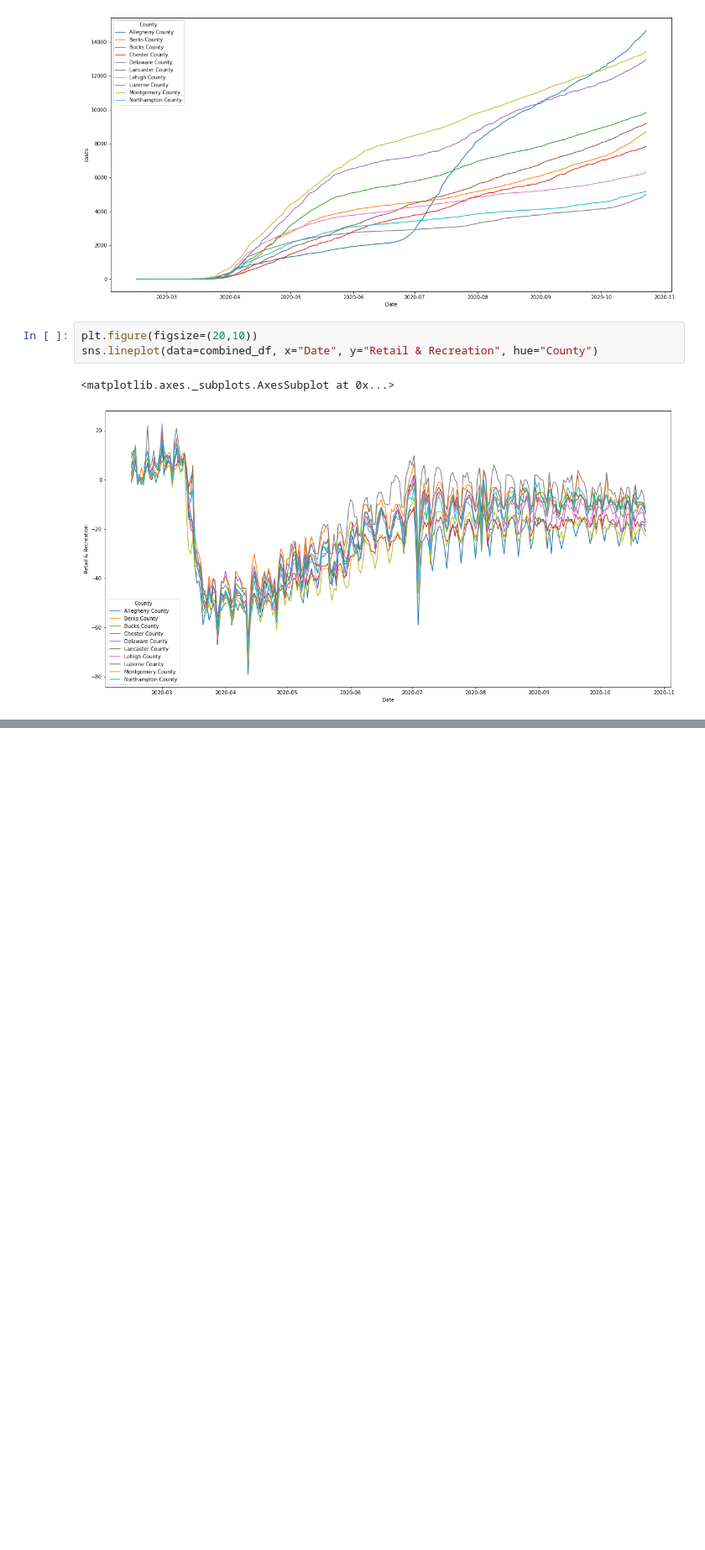
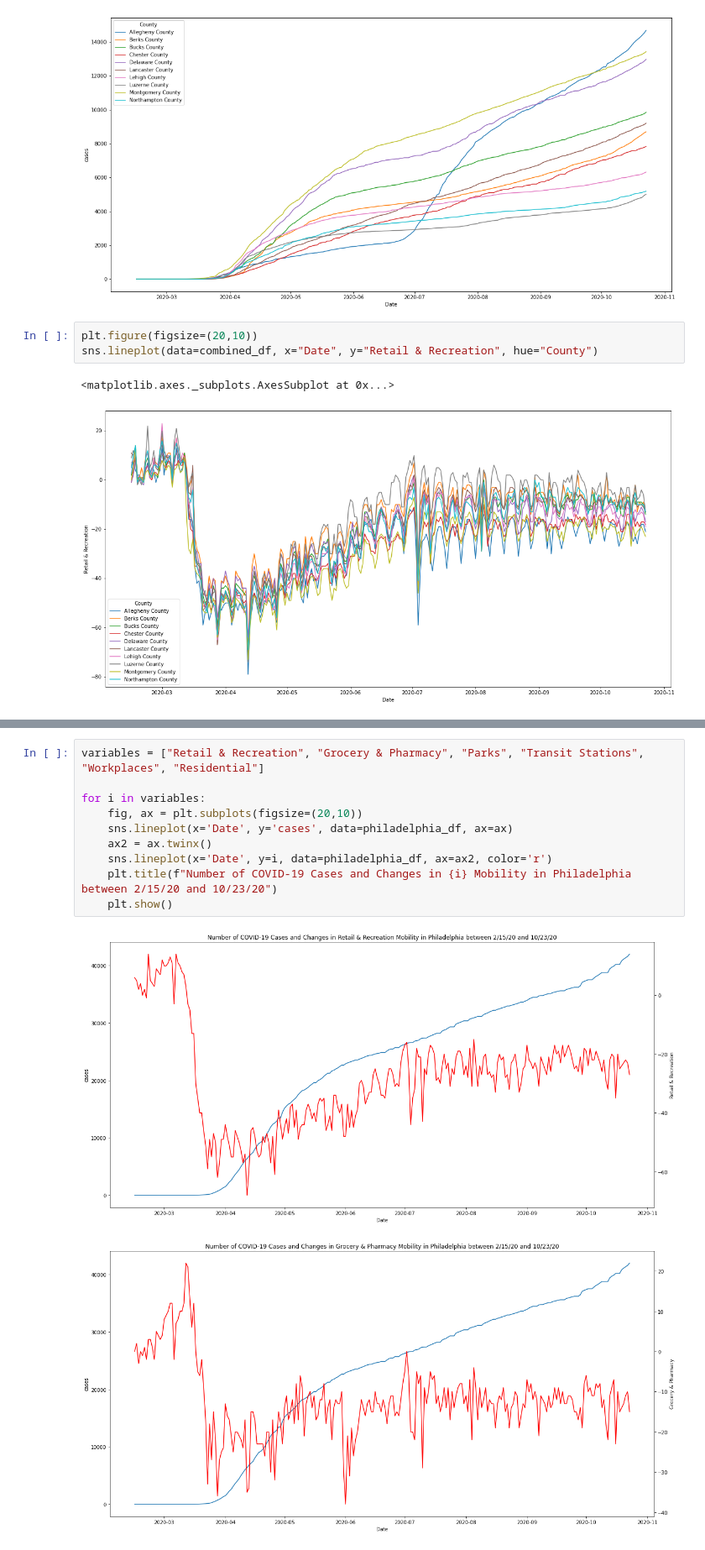
Before and after one commit to jis56/Philadelphia-covid-cases-v-mobility, a Jupyter notebook: Code/Code.ipynb, the cells around one changed output, grey strips where cells are left out. Shown at 84% size. Drawn from its saved outputs; the diff is of its cells as text; blank space fills up the shorter version.

```diff
--- a/Code/Code.ipynb
+++ b/Code/Code.ipynb
@@ -178,0 +211,13 @@ plt.show()
+# %%
+variables = ["Retail & Recreation", "Grocery & Pharmacy", "Parks", "Transit Stations", "Workplaces", "Residential"]
+
+for i in variables:
+    fig, ax = plt.subplots(figsize=(20,10))
+    sns.lineplot(x='Date', y='cases', data=philadelphia_df, ax=ax)
+    ax2 = ax.twinx()
+    sns.lineplot(x='Date', y=i, data=philadelphia_df, ax=ax2, color='r')
+    plt.title(f"Number of COVID-19 Cases and Changes in {i} Mobility in Philadelphia between 2/15/20 and 10/23/20")
+    plt.show()
+# %% [output]
+[figure, added]
+[figure, added]
```
Also changed, not shown: parts of 9 cells of this notebook, 6 other files.
